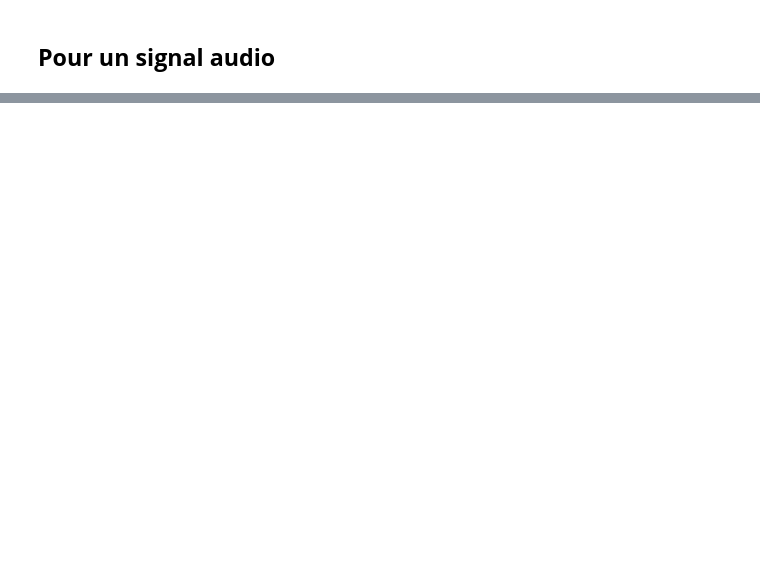
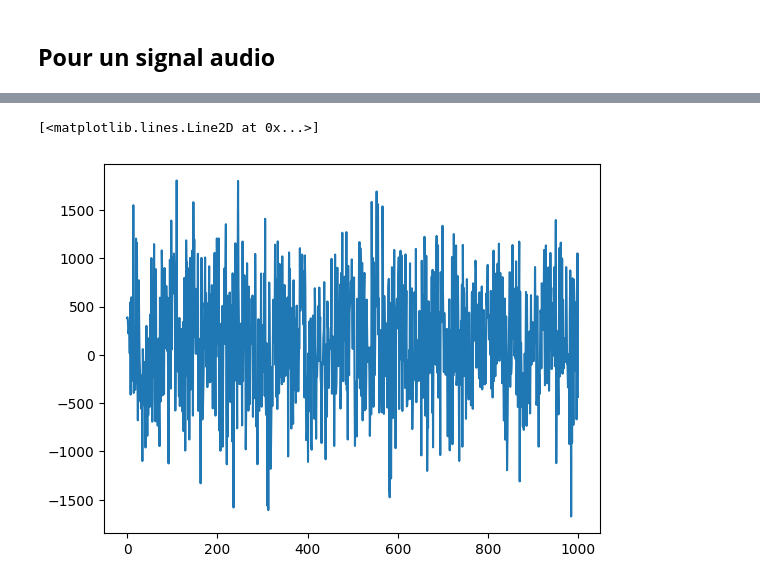
Before and after one commit to wissemmtiri/TP-TNS, a Jupyter notebook: main.ipynb, the cells around one changed output, grey strips where cells are left out. Cells and saved outputs as stored; diff of their text form; code cells hidden in the pictures; blank space fills up the shorter version.

```diff
--- a/main.ipynb
+++ b/main.ipynb
@@ -353,0 +374,5 @@ Xmat = sig.reshape((Lt, Nt), order='F')
+# %%
+plt.plot(puissances1024)
+# %% [output]
+[<matplotlib.lines.Line2D at 0x...>]
+[figure, added]
```
Also changed, not shown: parts of 20 cells of this notebook, 8 other files.
